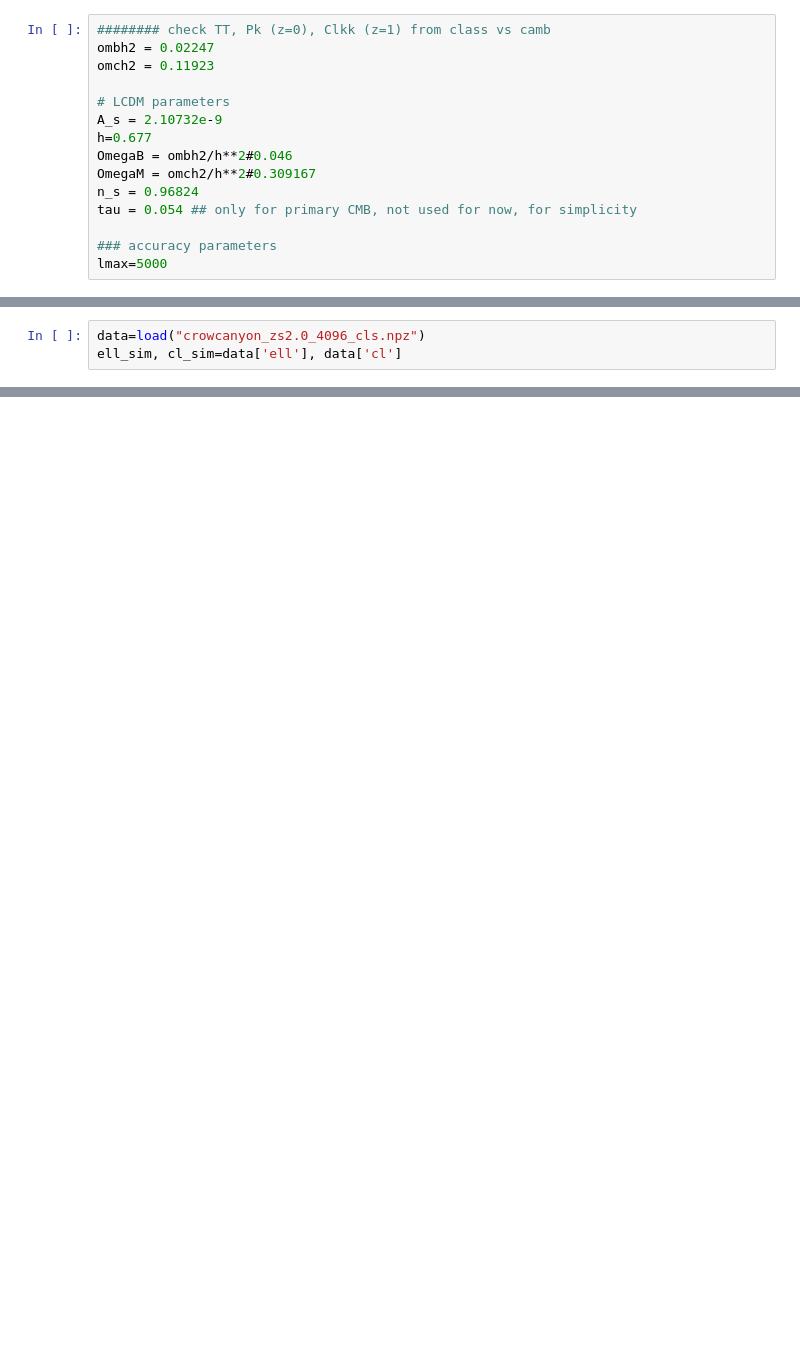
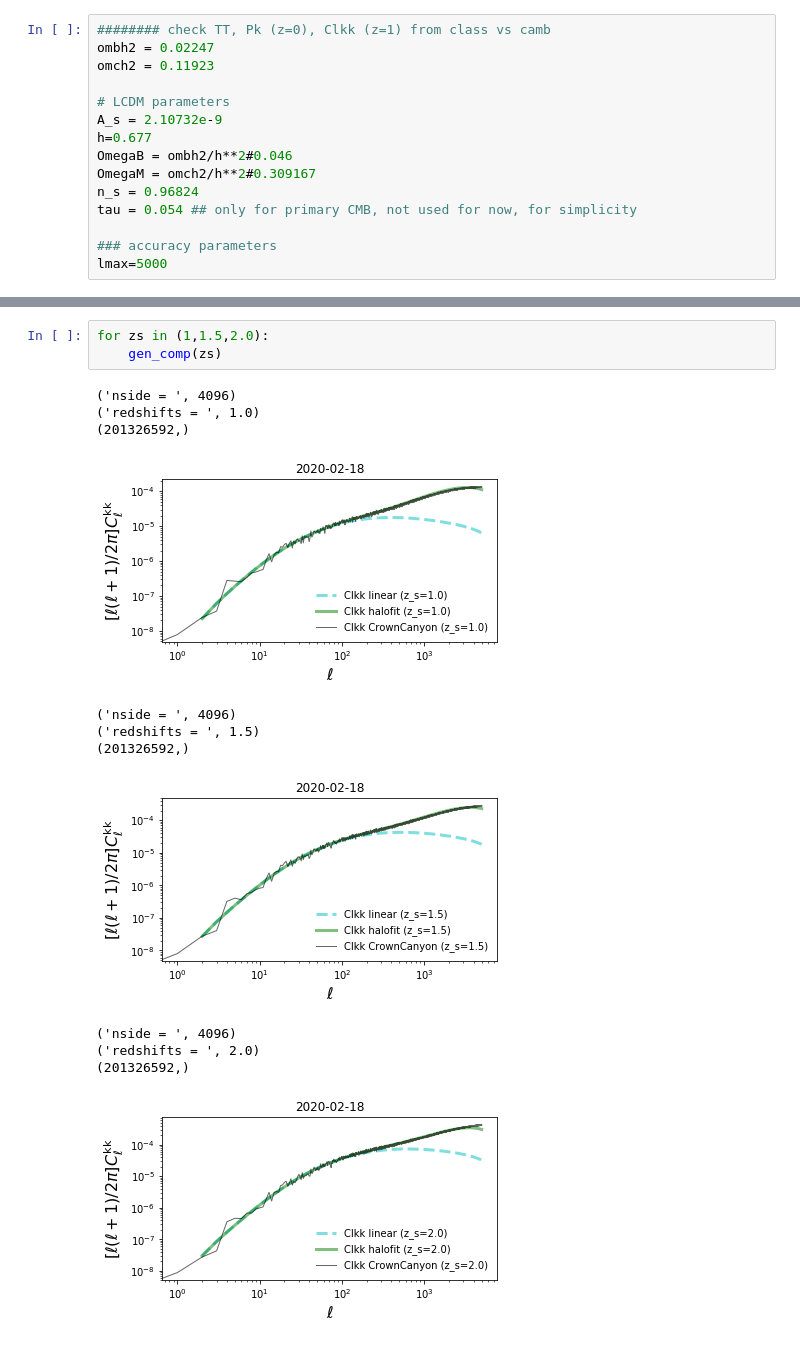
Before and after one commit to liuxx479/CorrelatedSims, a Jupyter notebook: hack_crowncanyon_kappa.ipynb, the cells around one changed output, grey strips where cells are left out. Saved outputs shown, nothing was run; the diff lists cells and outputs as text; blank space fills up the shorter version.

Commit message:
test various redshifts

```diff
--- a/hack_crowncanyon_kappa.ipynb
+++ b/hack_crowncanyon_kappa.ipynb
@@ -91,3 +93,0 @@ dict_keys(['ll', 'ell'])
-# %%
-data=load("crowcanyon_zs2.0_4096_cls.npz")
-ell_sim, cl_sim=data['ell'], data['cl']
@@ -107,0 +145,16 @@ title('2020/2/7')
+# %%
+for zs in (1,1.5,2.0):
+    gen_comp(zs)
+# %% [output]
+('nside = ', 4096)
+('redshifts = ', 1.0)
+(201326592,)
+[figure, added]
+('nside = ', 4096)
+('redshifts = ', 1.5)
+(201326592,)
+[figure, added]
+('nside = ', 4096)
+('redshifts = ', 2.0)
+(201326592,)
+[figure, added]
```
Also changed, not shown: parts of 5 cells of this notebook.
